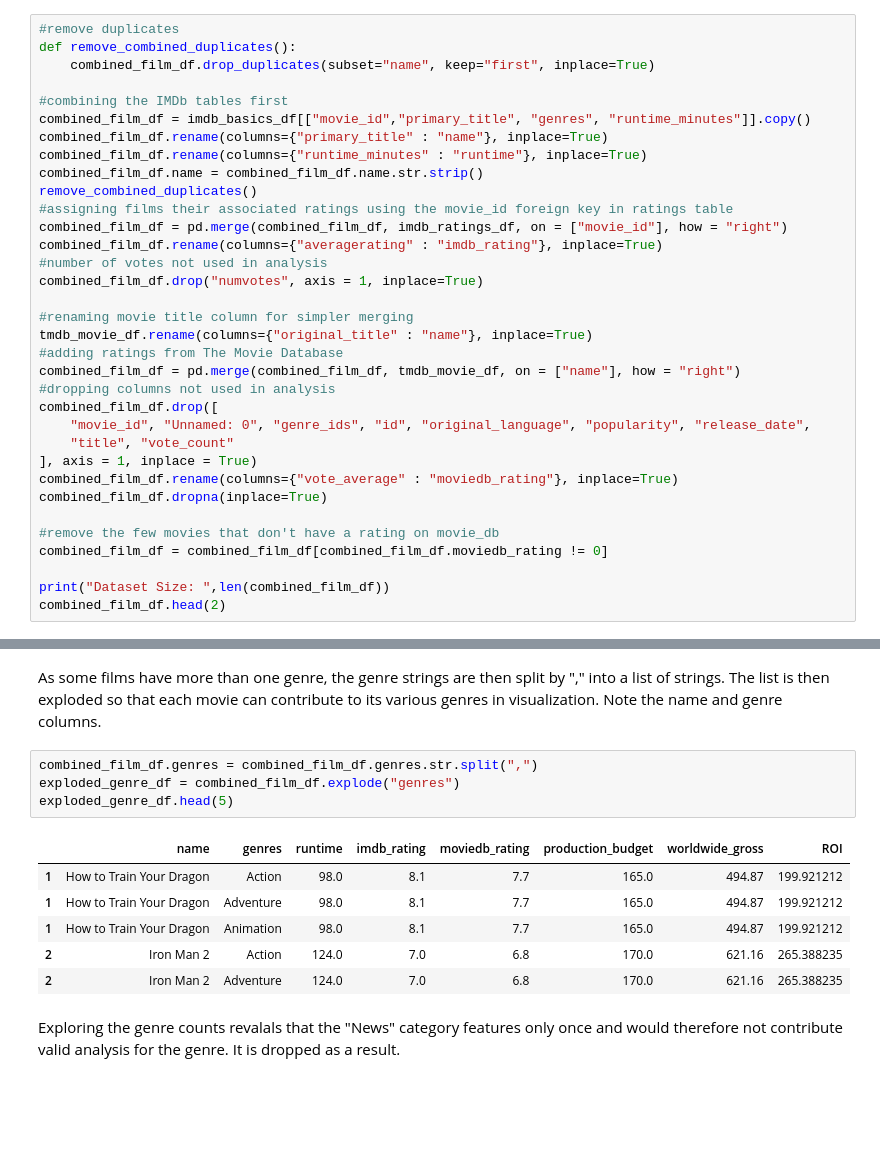
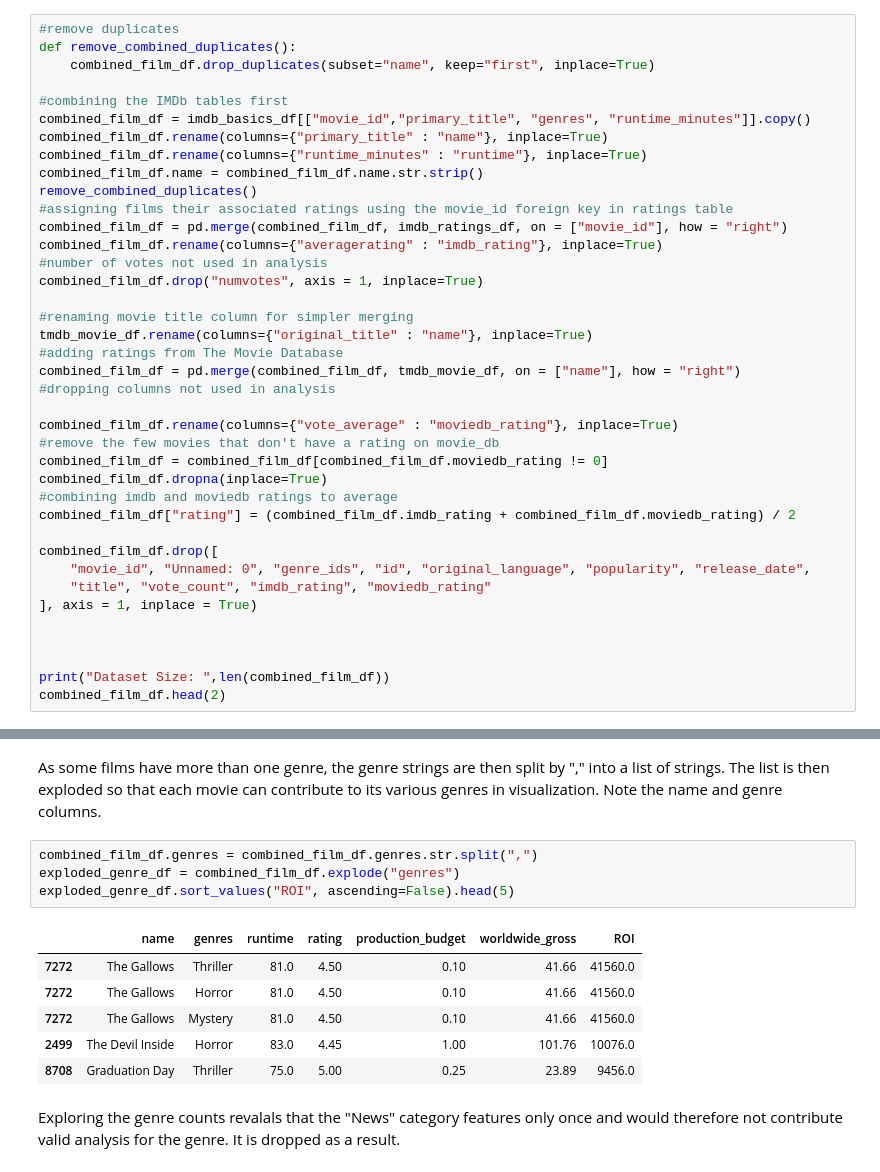
Before and after one commit to bizzfuzz/film-analysis-ms, a Jupyter notebook: film_analysis.ipynb, the cells around one changed output, grey strips where cells are left out. Saved outputs shown, nothing was run; the diff lists cells and outputs as text; blank space fills up the shorter version.

```diff
--- a/film_analysis.ipynb
+++ b/film_analysis.ipynb
@@ -209,15 +209,20 @@ tmdb_movie_df.rename(columns={"original_title" : "name"}, inplace=True)
 #adding ratings from The Movie Database
 combined_film_df = pd.merge(combined_film_df, tmdb_movie_df, on = ["name"], how = "right")
 #dropping columns not used in analysis
+
+combined_film_df.rename(columns={"vote_average" : "moviedb_rating"}, inplace=True)
+#remove the few movies that don't have a rating on movie_db
+combined_film_df = combined_film_df[combined_film_df.moviedb_rating != 0]
+combined_film_df.dropna(inplace=True)
+#combining imdb and moviedb ratings to average
+combined_film_df["rating"] = (combined_film_df.imdb_rating + combined_film_df.moviedb_rating) / 2
+
 combined_film_df.drop([
     "movie_id", "Unnamed: 0", "genre_ids", "id", "original_language", "popularity", "release_date",
-    "title", "vote_count"
+    "title", "vote_count", "imdb_rating", "moviedb_rating"
 ], axis = 1, inplace = True)
-combined_film_df.rename(columns={"vote_average" : "moviedb_rating"}, inplace=True)
-combined_film_df.dropna(inplace=True)
 
-#remove the few movies that don't have a rating on movie_db
-combined_film_df = combined_film_df[combined_film_df.moviedb_rating != 0]
+
 
 print("Dataset Size: ",len(combined_film_df))
 combined_film_df.head(2)
@@ -279,14 +284,14 @@ in visualization. Note the name and genre columns.
 # %%
 combined_film_df.genres = combined_film_df.genres.str.split(",")
 exploded_genre_df = combined_film_df.explode("genres")
-exploded_genre_df.head(5)
+exploded_genre_df.sort_values("ROI", ascending=False).head(5)
 # %% [output]
-|  | name | genres | runtime | imdb_rating | moviedb_rating | production_budget | worldwide_gross | ROI |
-| 1 | How to Train Your Dragon | Action | 98.0 | 8.1 | 7.7 | 165.0 | 494.87 | 199.921212 |
-| 1 | How to Train Your Dragon | Adventure | 98.0 | 8.1 | 7.7 | 165.0 | 494.87 | 199.921212 |
-| 1 | How to Train Your Dragon | Animation | 98.0 | 8.1 | 7.7 | 165.0 | 494.87 | 199.921212 |
-| 2 | Iron Man 2 | Action | 124.0 | 7.0 | 6.8 | 170.0 | 621.16 | 265.388235 |
-| 2 | Iron Man 2 | Adventure | 124.0 | 7.0 | 6.8 | 170.0 | 621.16 | 265.388235 |
+|  | name | genres | runtime | rating | production_budget | worldwide_gross | ROI |
+| 7272 | The Gallows | Thriller | 81.0 | 4.50 | 0.10 | 41.66 | 41560.0 |
+| 7272 | The Gallows | Horror | 81.0 | 4.50 | 0.10 | 41.66 | 41560.0 |
+| 7272 | The Gallows | Mystery | 81.0 | 4.50 | 0.10 | 41.66 | 41560.0 |
+| 2499 | The Devil Inside | Horror | 83.0 | 4.45 | 1.00 | 101.76 | 10076.0 |
+| 8708 | Graduation Day | Thriller | 75.0 | 5.00 | 0.25 | 23.89 | 9456.0 |
 # %% [markdown]
 Exploring the genre counts revalals that the "News" category features only once and would therefore
 not contribute valid analysis for the genre. It is dropped as a result.
```
Also changed, not shown: parts of 22 cells of this notebook, 7 other files.
